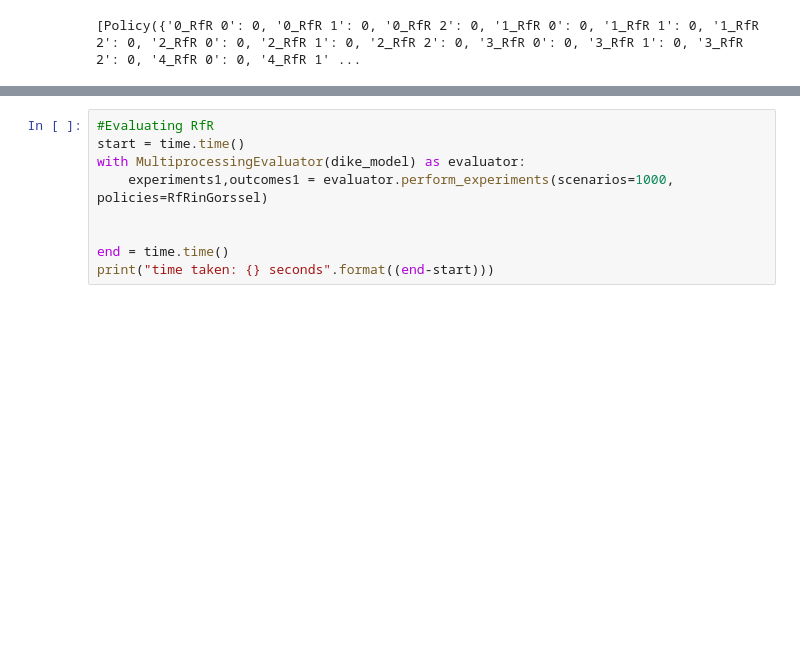
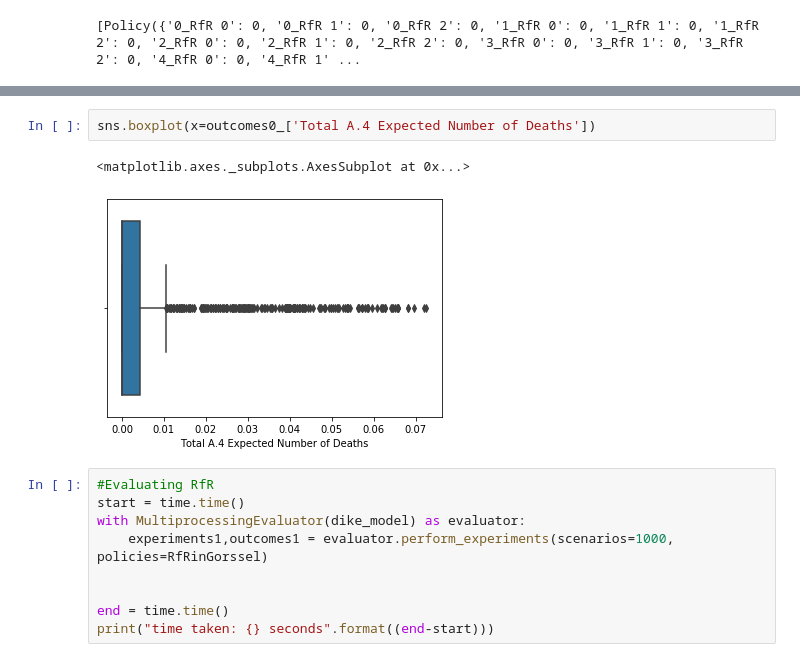
Before and after one commit to aarsundaram/ModelBasedDecisionMaking_Group12, a Jupyter notebook: final assignment/Evaluating the Levers of Gorssel.ipynb, the cells around one changed output, grey strips where cells are left out. Cells and saved outputs as stored; diff of their text form; blank space fills up the shorter version.

```diff
--- a/final assignment/Evaluating the Levers of Gorssel.ipynb
+++ b/final assignment/Evaluating the Levers of Gorssel.ipynb
@@ -272,3 +385,8 @@ DHRfRinGorssel = [Policy("DH in Gorssel only", **{'0_RfR 0': 0, '0_RfR 1': 0, '0
+# %%
+sns.boxplot(x=outcomes0_['Total A.4 Expected Number of Deaths'])
+# %% [output]
+<matplotlib.axes._subplots.AxesSubplot at 0x...>
+[figure, added]
 # %%
 #Evaluating RfR
 start = time.time()
```
Also changed, not shown: parts of 45 cells of this notebook.
